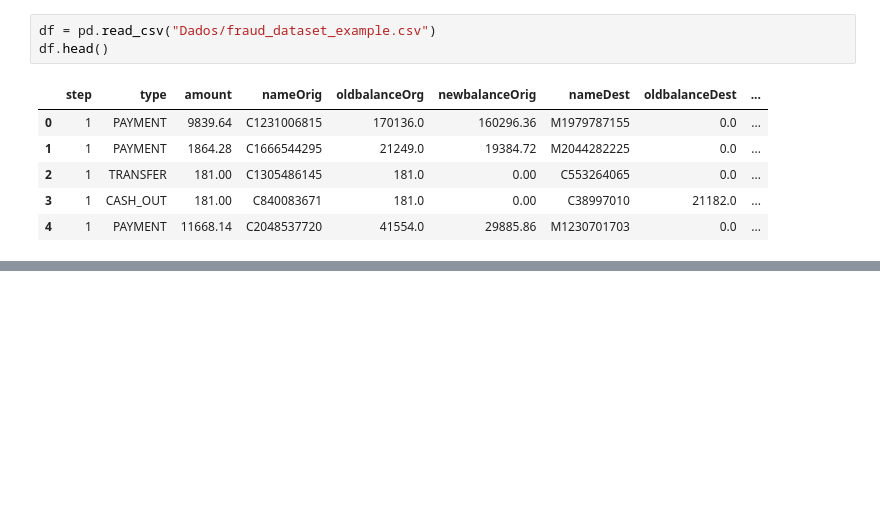
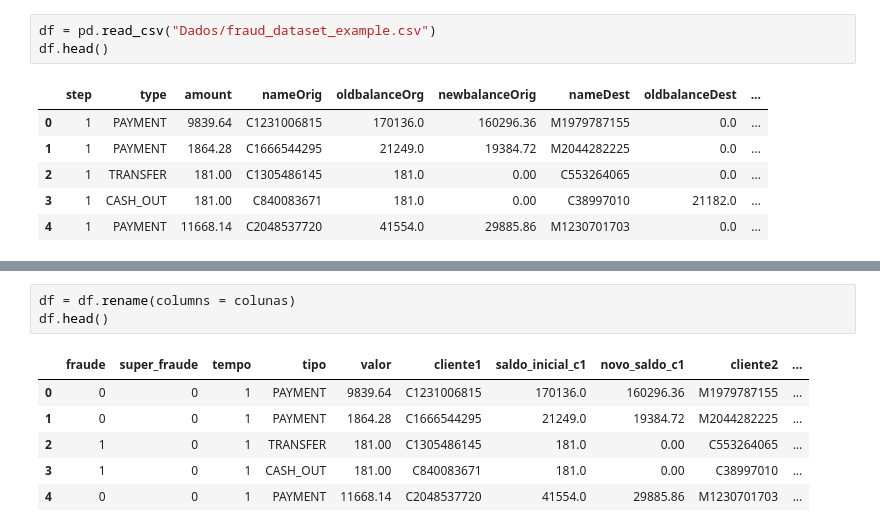
Before and after one commit to mathe-alves/Modelos-Preditivos-em-Dados---Deteccao-de-fraude, a Jupyter notebook: main.ipynb, the cells around one changed output, grey strips where cells are left out. Saved outputs shown, nothing was run; the diff lists cells and outputs as text; blank space fills up the shorter version.

```diff
--- a/main.ipynb
+++ b/main.ipynb
@@ -151,0 +191,10 @@ df.head()
+# %%
+df = df.rename(columns = colunas)
+df.head()
+# %% [output]
+|  | fraude | super_fraude | tempo | tipo | valor | cliente1 | saldo_inicial_c1 | novo_saldo_c1 | cliente2 | ... |
+| 0 | 0 | 0 | 1 | PAYMENT | 9839.64 | C1231006815 | 170136.0 | 160296.36 | M1979787155 | ... |
+| 1 | 0 | 0 | 1 | PAYMENT | 1864.28 | C1666544295 | 21249.0 | 19384.72 | M2044282225 | ... |
+| 2 | 1 | 0 | 1 | TRANSFER | 181.00 | C1305486145 | 181.0 | 0.00 | C553264065 | ... |
+| 3 | 1 | 0 | 1 | CASH_OUT | 181.00 | C840083671 | 181.0 | 0.00 | C38997010 | ... |
+| 4 | 0 | 0 | 1 | PAYMENT | 11668.14 | C2048537720 | 41554.0 | 29885.86 | M1230701703 | ... |
```
Also changed, not shown: parts of 17 cells of this notebook.
